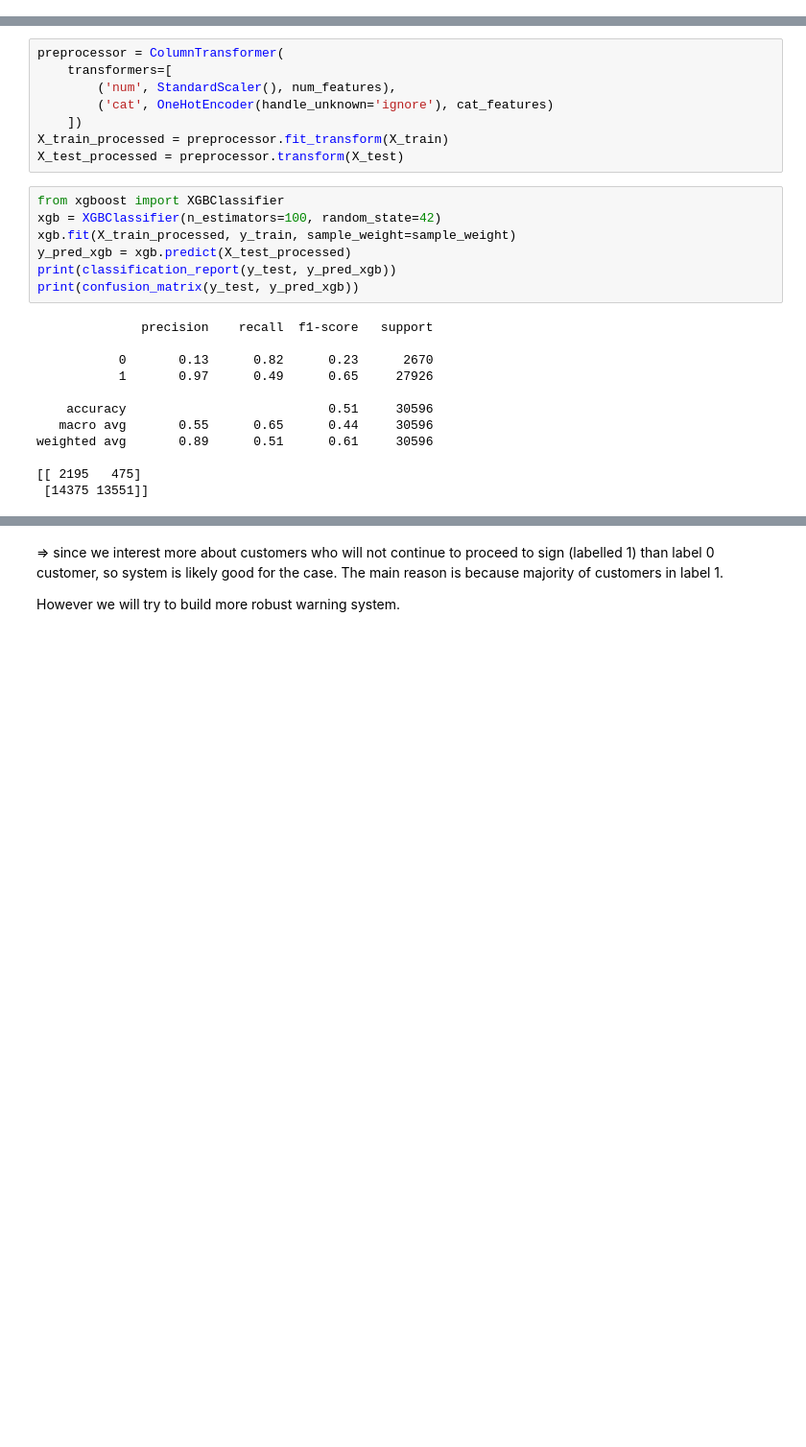
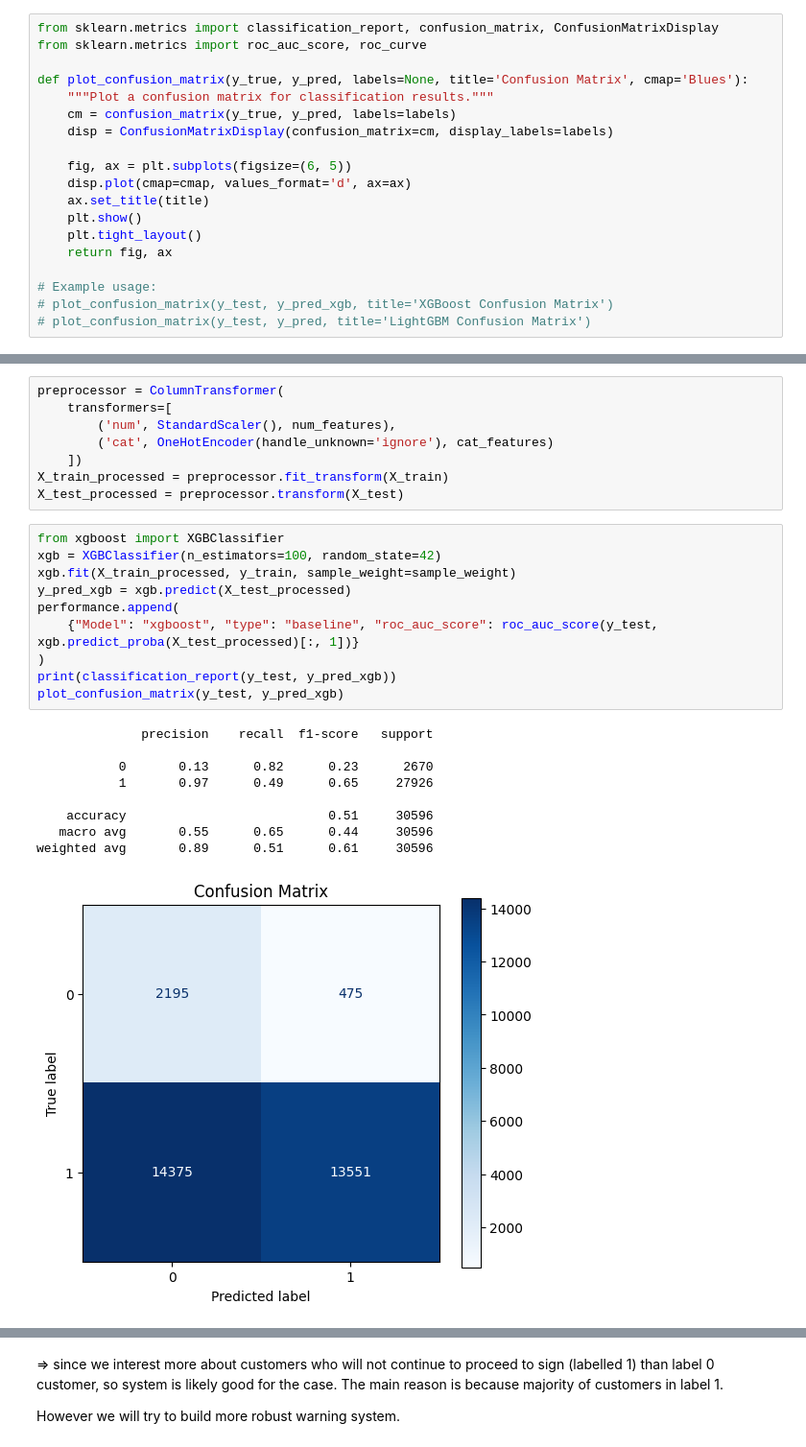
Before and after one commit to anhduong77/risk_alert, a Jupyter notebook: notebook.ipynb, the cells around one changed output, grey strips where cells are left out. Shown at 96% size. Cells and saved outputs as stored; diff of their text form; blank space fills up the shorter version.

Commit message:
add confusion matrix

```diff
--- a/notebook.ipynb
+++ b/notebook.ipynb
@@ -384,6 +385,25 @@ from sklearn.compose import ColumnTransformer
 from sklearn.utils.class_weight import compute_class_weight
 from sklearn.metrics import classification_report, confusion_matrix
 from sklearn.metrics import roc_auc_score, roc_curve
+# %%
+from sklearn.metrics import classification_report, confusion_matrix, ConfusionMatrixDisplay
+from sklearn.metrics import roc_auc_score, roc_curve
+
+def plot_confusion_matrix(y_true, y_pred, labels=None, title='Confusion Matrix', cmap='Blues'):
+    """Plot a confusion matrix for classification results."""
+    cm = confusion_matrix(y_true, y_pred, labels=labels)
+    disp = ConfusionMatrixDisplay(confusion_matrix=cm, display_labels=labels)
+
+    fig, ax = plt.subplots(figsize=(6, 5))
+    disp.plot(cmap=cmap, values_format='d', ax=ax)
+    ax.set_title(title)
+    plt.show()
+    plt.tight_layout()
+    return fig, ax
+
+# Example usage:
+# plot_confusion_matrix(y_test, y_pred_xgb, title='XGBoost Confusion Matrix')
+# plot_confusion_matrix(y_test, y_pred, title='LightGBM Confusion Matrix')
 # %%
 cat_features = ['source', 'merchant']
 num_features = ['productSKU']
@@ -401,19 +421,20 @@ X_test_processed = preprocessor.transform(X_test)
 # %%
 from xgboost import XGBClassifier
 xgb = XGBClassifier(n_estimators=100, random_state=42)
 xgb.fit(X_train_processed, y_train, sample_weight=sample_weight)
 y_pred_xgb = xgb.predict(X_test_processed)
+performance.append(
+    {"Model": "xgboost", "type": "baseline", "roc_auc_score": roc_auc_score(y_test, xgb.predict_proba(X_test_processed)[:, 1])}
+)
 print(classification_report(y_test, y_pred_xgb))
-print(confusion_matrix(y_test, y_pred_xgb))
+plot_confusion_matrix(y_test, y_pred_xgb)
 # %% [output]
               precision    recall  f1-score   support
 
            0       0.13      0.82      0.23      2670
            1       0.97      0.49      0.65     27926
 
     accuracy                           0.51     30596
    macro avg       0.55      0.65      0.44     30596
 weighted avg       0.89      0.51      0.61     30596
-
-[[ 2195   475]
- [14375 13551]]
+[figure, added]
```
Also changed, not shown: parts of 9 cells of this notebook, 1 other file.
